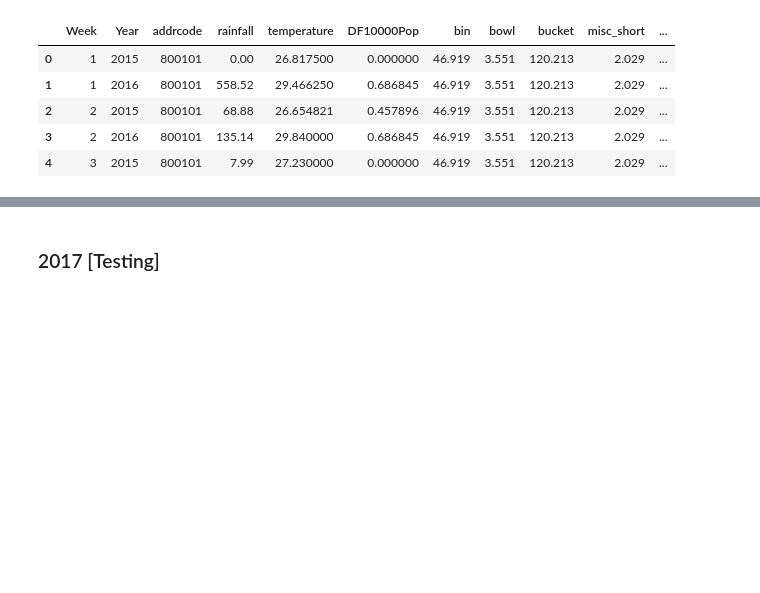
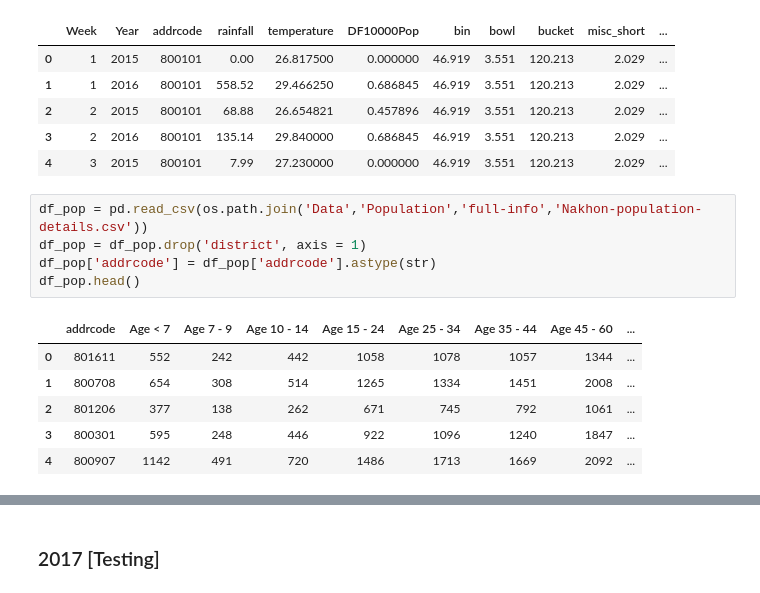
Before and after one commit to boonpakornn/dengue_data_statistic, a Jupyter notebook: Data Statistics.ipynb, the cells around one changed output, grey strips where cells are left out. Drawn from its saved outputs; the diff is of its cells as text; blank space fills up the shorter version.

```diff
--- a/Data Statistics.ipynb
+++ b/Data Statistics.ipynb
@@ -1099,3 +1099,15 @@ df_rain_lst_df_cd.head()
 | 2 | 2 | 2015 | 800101 | 68.88 | 26.654821 | 0.457896 | 46.919 | 3.551 | 120.213 | 2.029 | ... |
 | 3 | 2 | 2016 | 800101 | 135.14 | 29.840000 | 0.686845 | 46.919 | 3.551 | 120.213 | 2.029 | ... |
 | 4 | 3 | 2015 | 800101 | 7.99 | 27.230000 | 0.000000 | 46.919 | 3.551 | 120.213 | 2.029 | ... |
+# %%
+df_pop = pd.read_csv(os.path.join('Data','Population','full-info','Nakhon-population-details.csv'))
+df_pop = df_pop.drop('district', axis = 1)
+df_pop['addrcode'] = df_pop['addrcode'].astype(str)
+df_pop.head()
+# %% [output]
+|  | addrcode | Age < 7 | Age 7 - 9 | Age 10 - 14 | Age 15 - 24 | Age 25 - 34 | Age 35 - 44 | Age 45 - 60 | ... |
+| 0 | 801611 | 552 | 242 | 442 | 1058 | 1078 | 1057 | 1344 | ... |
+| 1 | 800708 | 654 | 308 | 514 | 1265 | 1334 | 1451 | 2008 | ... |
+| 2 | 801206 | 377 | 138 | 262 | 671 | 745 | 792 | 1061 | ... |
+| 3 | 800301 | 595 | 248 | 446 | 922 | 1096 | 1240 | 1847 | ... |
+| 4 | 800907 | 1142 | 491 | 720 | 1486 | 1713 | 1669 | 2092 | ... |
```
Also changed, not shown: parts of 7 cells of this notebook, 3 other files.
